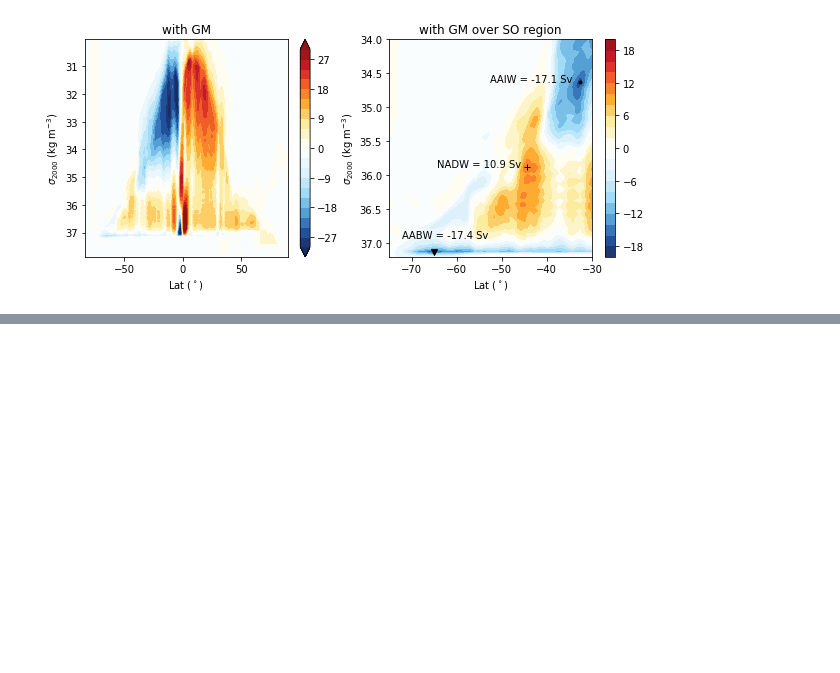
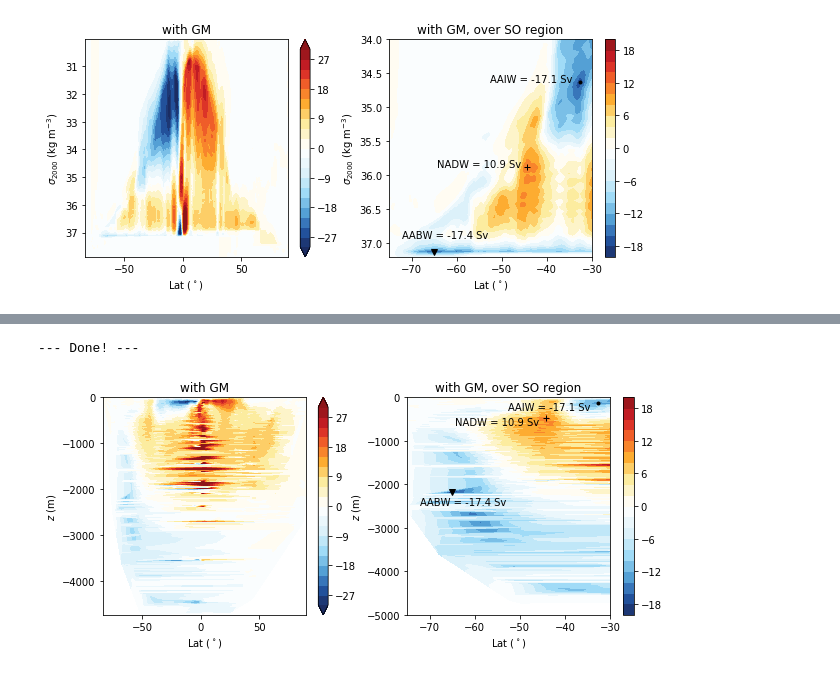
Before and after one commit to julianmak/NEMO-related, a Jupyter notebook: ORCA1/plot_mocsig.ipynb, the cells around one changed output, grey strips where cells are left out. Saved outputs shown, nothing was run; the diff lists cells and outputs as text; code cells hidden in the pictures; blank space fills up the shorter version.

```diff
--- a/ORCA1/plot_mocsig.ipynb
+++ b/ORCA1/plot_mocsig.ipynb
@@ -14,6 +14,8 @@ data_netcdf4 = netCDF4.Dataset("moc_tave_testing.nc")
 sigma        = data_netcdf4.variables["sigma"][:]
 latV         = data_netcdf4.variables["latV"][:]
 rmoc_global  = data_netcdf4.variables["rmoc_glob_tave"][0, :, :]
+latV_mesh    = data_netcdf4.variables["latV_mesh"][:, :]
+depi_global  = data_netcdf4.variables["isodep_glob_tave"][0, :, :]
 data_netcdf4.close()
 # %%
 figure_save = False
@@ -99,0 +99,78 @@ print("--- Done! ---")
+# %%
+figure_save = False
+
+if figure_save:
+    fig = plt.figure(figsize=(5, 3), dpi = 300)
+else:
+    fig = plt.figure(figsize=(10, 4))
+
+# global rmoc
+
+ax1 = plt.subplot(1, 2, 1)
+mesh = plt.tricontourf(latV_mesh.flatten(), depi_global.flatten(), rmoc_global.flatten(),
+                       np.arange(-30, 31, 3), extend = "both", cmap = BluWhiOraRed)
+plt.xlabel(r"Lat (${}^\circ$)")
+plt.ylabel(r"$z$ ($\mathrm{m}$)")
+plt.title("with GM")
+cb = plt.colorbar()
+
+# global rmoc over SO
+
+ylim1 = -75
+ylim2 = -30
+zlim1 = -5000
+zlim2 = 0
+
+# define some masks to pull out some values
+# 1) NADW as max of selected domain
+latV_mask  = (latV > ylim1) & (latV < ylim2)
+sigma_mask = (sigma > slim1) & (sigma < slim2)
+rmoc_select = rmoc_global[sigma_mask, :][:, latV_mask]
+NADW_strength = np.amax(rmoc_select)
+NADW_index = np.where(rmoc_select == NADW_strength)
+
+NADW_lat = latV[latV_mask][NADW_index[1]][0]
+NADW_dep = depi_global[sigma_mask, :][:, latV_mask][NADW_index[0][0], NADW_index[1][0]]
+
+# 2) AAIW as min of lighter water above sigma = 35.5
+sigma_mask = (sigma < 35.5)
+rmoc_select = rmoc_global[sigma_mask, :][:, latV_mask]
+AAIW_strength = np.amin(rmoc_select)
+AAIW_index = np.where(rmoc_select == AAIW_strength)
+AAIW_lat = latV[latV_mask][AAIW_index[1]][0]
+AAIW_dep = depi_global[sigma_mask, :][:, latV_mask][AAIW_index[0][0], AAIW_index[1][0]]
+
+# 3) AABW as min of denser water below sigma = 35.5
+sigma_mask = (sigma > 35.5)
+rmoc_select = rmoc_global[sigma_mask, :][:, latV_mask]
+AABW_strength = np.amin(rmoc_select)
+AABW_index = np.where(rmoc_select == AABW_strength)
+AABW_lat = latV[latV_mask][AABW_index[1]][0]
+AABW_dep = depi_global[sigma_mask, :][:, latV_mask][AABW_index[0][0], AABW_index[1][0]]
+
+ax2 = plt.subplot(1, 2, 2)
+#plt.contour(latV, sigma, rmoc_global, np.arange(-20, 21, 6), cmap = "binary")
+plt.tricontourf(latV_mesh.flatten(), depi_global.flatten(), rmoc_global.flatten(),
+                np.arange(-20, 21, 2), cmap = BluWhiOraRed)
+plt.xlabel(r"Lat (${}^\circ$)")
+plt.ylabel(r"$z$ ($\mathrm{m}$)")
+plt.xlim(ylim1, ylim2)
+plt.ylim(zlim1, zlim2)
+plt.title("with GM, over SO region")
+cb = plt.colorbar()
+
+plt.plot(NADW_lat, NADW_dep, "k+")
+plt.text(NADW_lat - 20, NADW_dep - 150, "NADW = %.1f Sv" % NADW_strength)
+plt.plot(AAIW_lat, AAIW_dep, "k.")
+plt.text(AAIW_lat - 20, AAIW_dep - 150, "AAIW = %.1f Sv" % AAIW_strength)
+plt.plot(AABW_lat, AABW_dep, "kv")
+plt.text(AABW_lat - 7, AABW_dep - 300, "AABW = %.1f Sv" % AABW_strength)
+
+if figure_save:
+    fig.savefig(save_filename, bbox_inches = "tight")
+    plt.close(fig)
+
+print("--- Done! ---")
+# %% [output]
+--- Done! ---
+[figure, added]
```
Also changed, not shown: parts of 1 cell of this notebook, 4 other files.
